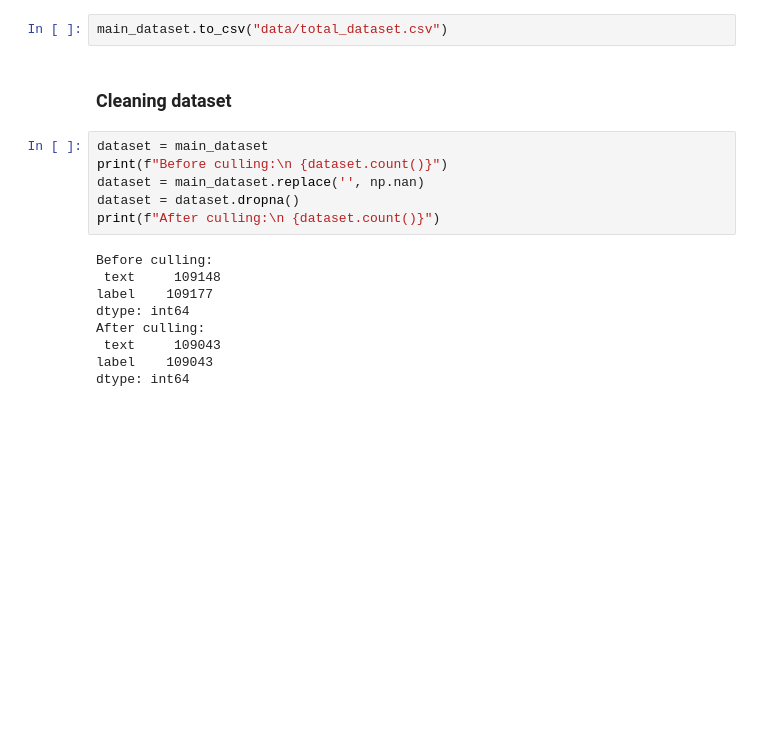
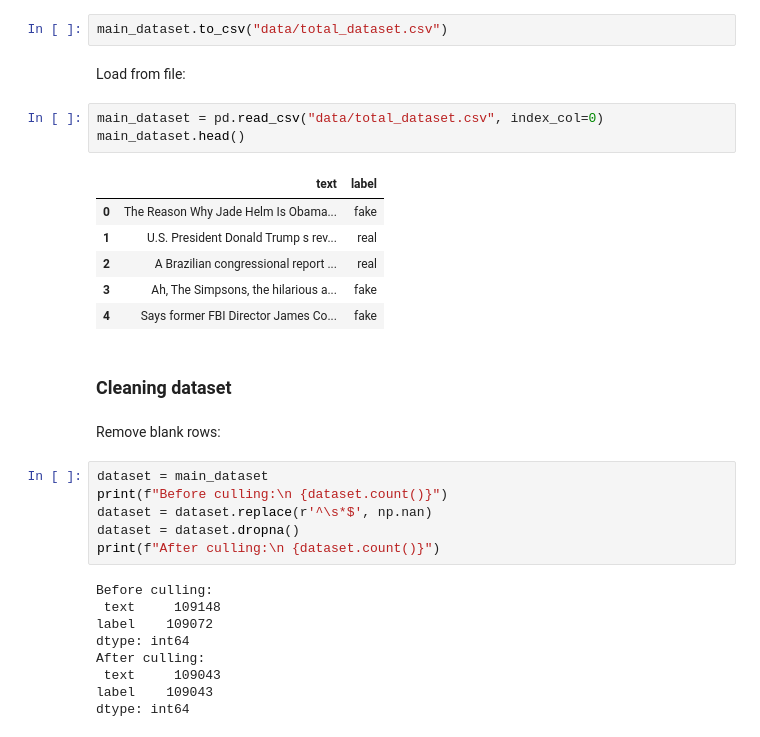
Before and after one commit to Erica-99/CTIP-misinfo-detection, a Jupyter notebook: loading_datasets.ipynb, the cells around one changed output. Cells and saved outputs as stored; diff of their text form; blank space fills up the shorter version.

```diff
--- a/loading_datasets.ipynb
+++ b/loading_datasets.ipynb
@@ -214,18 +215,32 @@ dtype: int64
 Save into a file:
 # %%
 main_dataset.to_csv("data/total_dataset.csv")
+# %% [markdown]
+Load from file:
+# %%
+main_dataset = pd.read_csv("data/total_dataset.csv", index_col=0)
+main_dataset.head()
+# %% [output]
+|  | text | label |
+| 0 | The Reason Why Jade Helm Is Obama... | fake |
+| 1 | U.S. President Donald Trump s rev... | real |
+| 2 | A Brazilian congressional report ... | real |
+| 3 | Ah, The Simpsons, the hilarious a... | fake |
+| 4 | Says former FBI Director James Co... | fake |
 # %% [markdown]
 ### Cleaning dataset
+# %% [markdown]
+Remove blank rows:
 # %%
 dataset = main_dataset
 print(f"Before culling:\n {dataset.count()}")
-dataset = main_dataset.replace('', np.nan)
+dataset = dataset.replace(r'^\s*$', np.nan)
 dataset = dataset.dropna()
 print(f"After culling:\n {dataset.count()}")
 # %% [output]
 Before culling:
  text     109148
-label    109177
+label    109072
 dtype: int64
 After culling:
  text     109043
```
Also changed, not shown: parts of 6 cells of this notebook.
